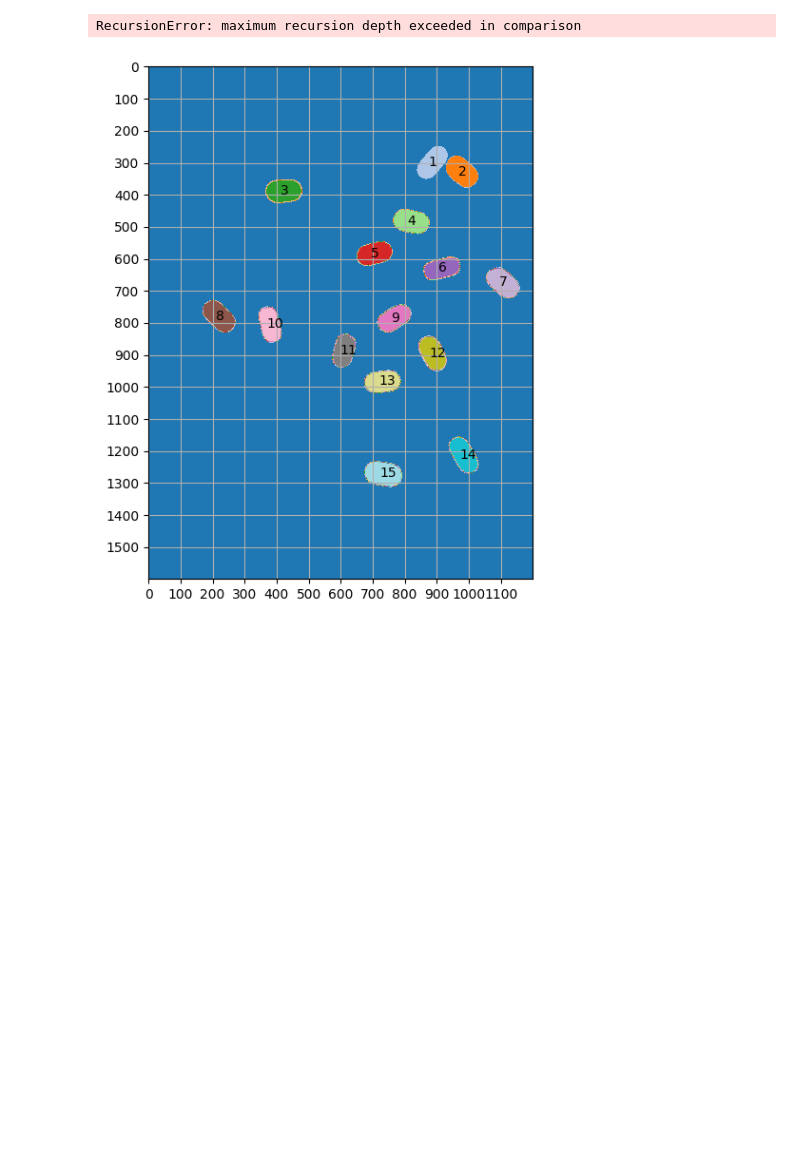
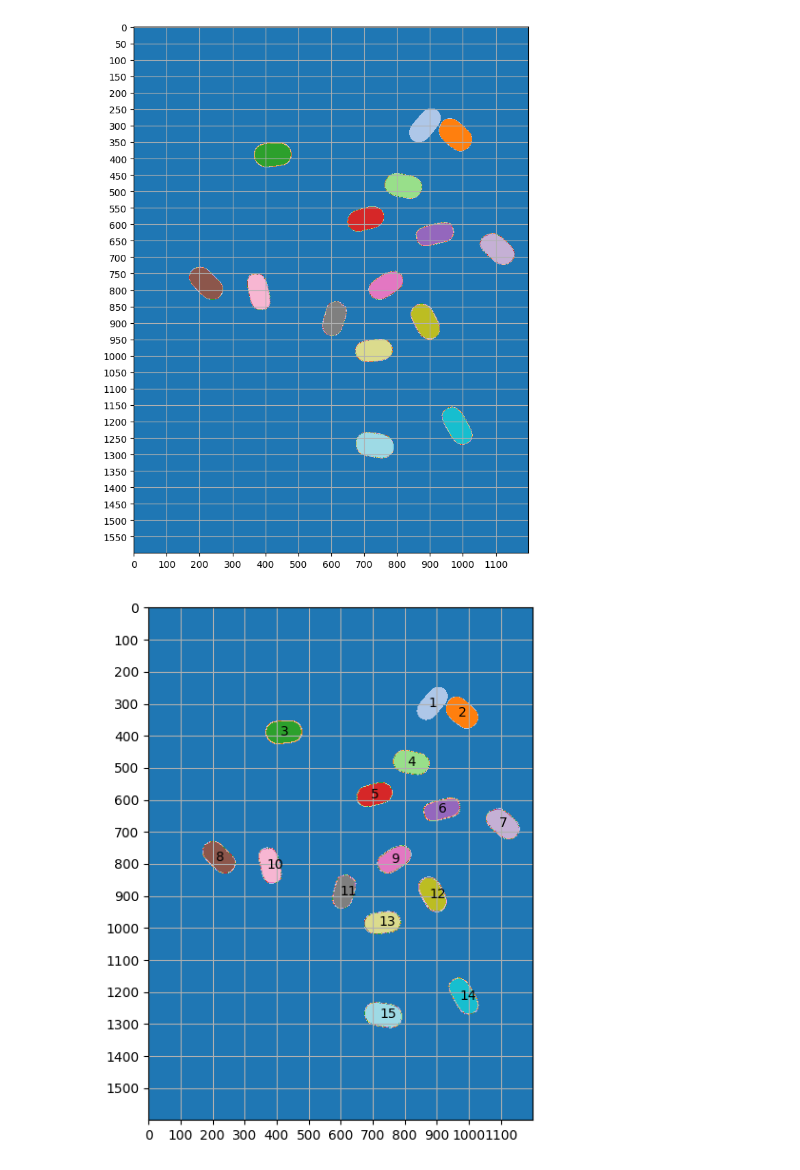
Before and after one commit to Mayankgbrc/Image-Region-Labeling, a Jupyter notebook: challenge3_clean.ipynb, the cells around one changed output. Drawn from its saved outputs; the diff is of its cells as text; code cells hidden in the pictures; blank space fills up the shorter version.

```diff
--- a/challenge3_clean.ipynb
+++ b/challenge3_clean.ipynb
@@ -25,40 +25,39 @@ def connected_components(image):
     label = 2
     global explored_items
     explored_items = set()
-
     for i in range(size_row):
         for j in range(size_col):
             if arr_np[i, j] == 1 and (i, j) not in explored_items:
                 find_neighbour(arr_np, i, j, size_row, size_col, label)
                 label += 1
     return arr_np
 
-def clean_image(image): # To remove extra pixel which is not actually a object
+def clean_image(image): # T o remove extra pixel which is not actually a object
     clean_label = []
     unique, counts = np.unique(image, return_counts=True)
     for i in range(len(unique)):
         if counts[i]<50:
             image[image==unique[i]] = 0
         else:
             clean_label.append(unique[i])
     clean_label.pop(0)
     for i in range(1, len(clean_label)+1):
         image[image==clean_label[i-1]] = i
     return image
 
 
-image = cv2.imread('N22a.jpeg', cv2.IMREAD_GRAYSCALE)
+image = cv2.imread('tablets.jpeg', cv2.IMREAD_GRAYSCALE)
 labeled_image = clean_image(connected_components(image))
 img_shape = labeled_image.shape
 
 plt.figure(figsize = (10,10))
 plt.imshow(labeled_image, cmap='tab20')
 plt.grid()
 plt.xticks(np.arange(0, img_shape[1], 100))
 plt.yticks(np.arange(0, img_shape[0], 50))
 plt.show()
 # %% [output]
-RecursionError: maximum recursion depth exceeded in comparison
+[figure, added]
 # %%
 def generate_moments(image):
     li = ["m11", "m02", "m20", "m01", "m10", "m00", "mean_x", "mean_y", "mu20", "mu02", "mu11", "theta", "theta_degree", "start_x", "start_y"]
```
